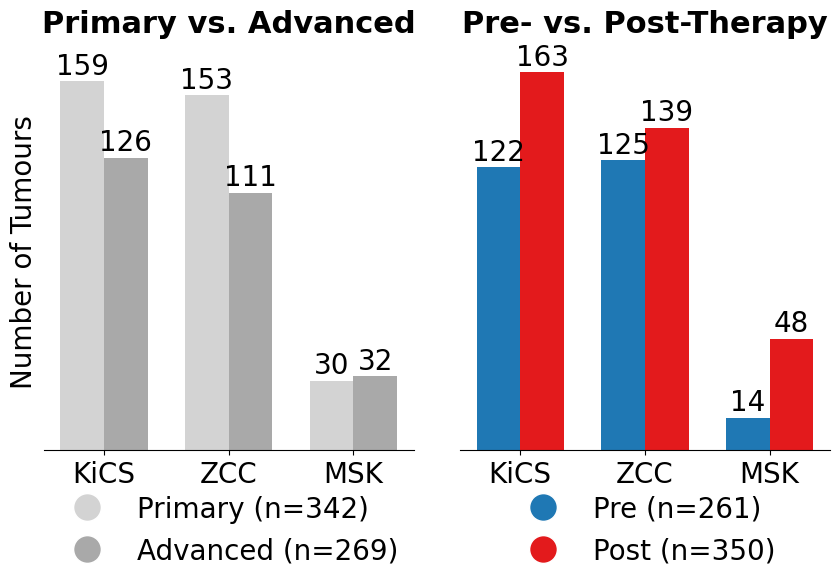
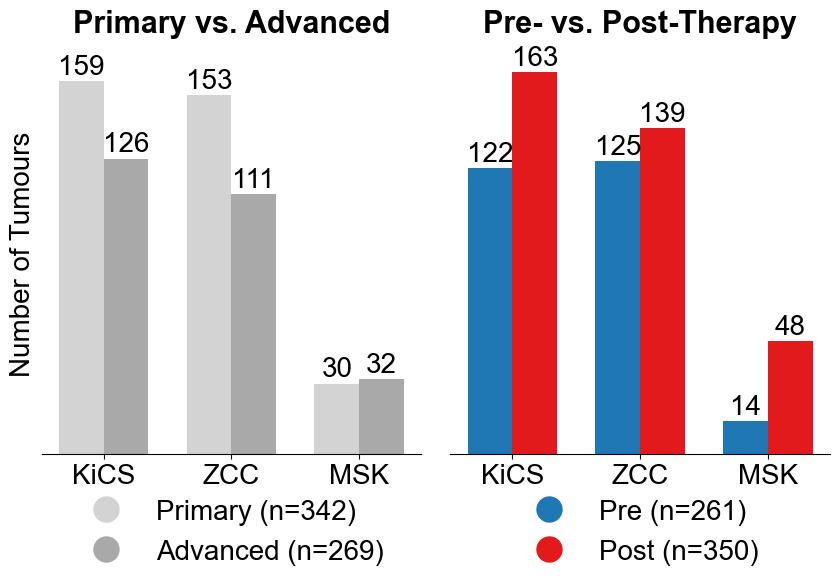
Unified diff of the notebook cell whose output changed from the first chart to the second:
--- before
+++ after
@@ -71,2 +71,4 @@
 plt.tight_layout()
 #fig.savefig(os.path.join(fig_out, "Fig_1a_rev.pdf"), bbox_inches="tight")
+#plt.savefig(os.path.join(fig_out, "Fig_1a_f.jpg"), dpi=300, bbox_inches='tight')
+fig.savefig(os.path.join(fig_out, "Fig_1a_f.svg"), format='svg', bbox_inches='tight', transparent=True)

Commit: revision 3